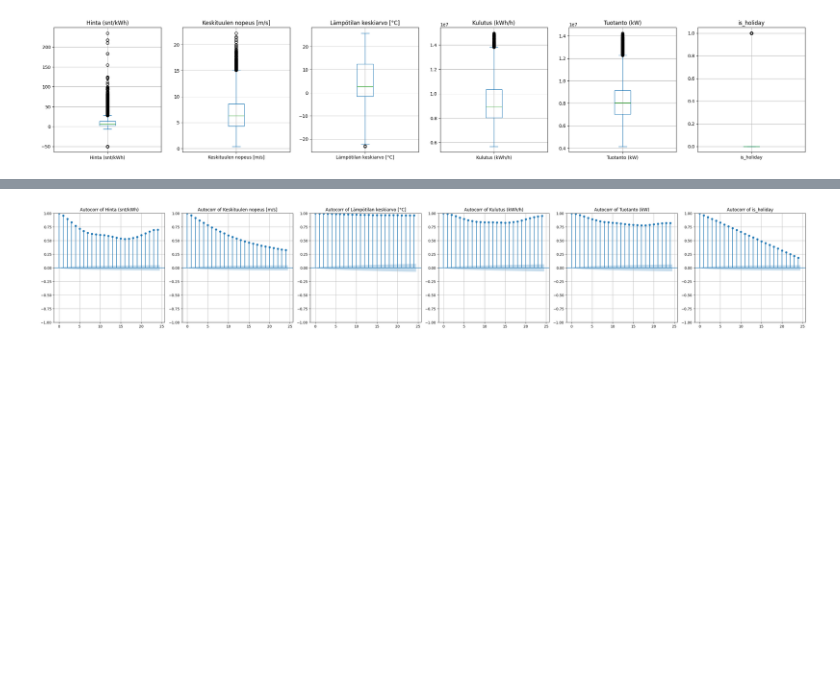
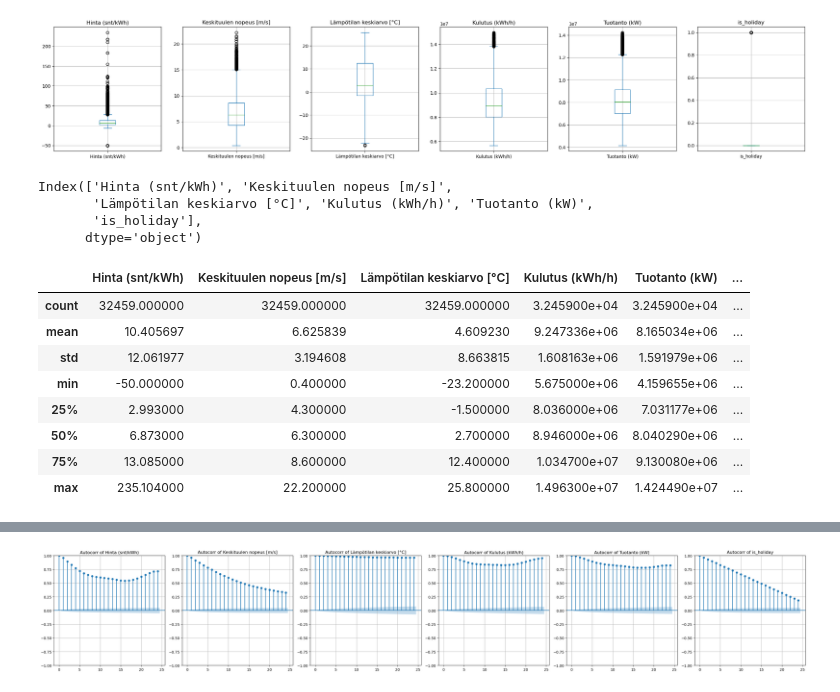
Before and after one commit to pirstov/Intro_to_DS_project, a Jupyter notebook: notebook.ipynb, the cells around one changed output, grey strips where cells are left out. Cells and saved outputs as stored; diff of their text form; code cells hidden in the pictures; blank space fills up the shorter version.

```diff
--- a/notebook.ipynb
+++ b/notebook.ipynb
@@ -289,3 +289,22 @@ for i in range(N_COLS):
 # What if all rows where price is outside of [-10,125] are pruned?
 # %% [output]
 [figure]
+# %%
+df.columns
+# %% [output]
+Index(['Hinta (snt/kWh)', 'Keskituulen nopeus [m/s]',
+       'Lämpötilan keskiarvo [°C]', 'Kulutus (kWh/h)', 'Tuotanto (kW)',
+       'is_holiday'],
+      dtype='object')
+# %%
+df.describe()
+# %% [output]
+|  | Hinta (snt/kWh) | Keskituulen nopeus [m/s] | Lämpötilan keskiarvo [°C] | Kulutus (kWh/h) | Tuotanto (kW) | ... |
+| count | 32459.000000 | 32459.000000 | 32459.000000 | 3.245900e+04 | 3.245900e+04 | ... |
+| mean | 10.405697 | 6.625839 | 4.609230 | 9.247336e+06 | 8.165034e+06 | ... |
+| std | 12.061977 | 3.194608 | 8.663815 | 1.608163e+06 | 1.591979e+06 | ... |
+| min | -50.000000 | 0.400000 | -23.200000 | 5.675000e+06 | 4.159655e+06 | ... |
+| 25% | 2.993000 | 4.300000 | -1.500000 | 8.036000e+06 | 7.031177e+06 | ... |
+| 50% | 6.873000 | 6.300000 | 2.700000 | 8.946000e+06 | 8.040290e+06 | ... |
+| 75% | 13.085000 | 8.600000 | 12.400000 | 1.034700e+07 | 9.130080e+06 | ... |
+| max | 235.104000 | 22.200000 | 25.800000 | 1.496300e+07 | 1.424490e+07 | ... |
```
Also changed, not shown: parts of 7 cells of this notebook, 2 other files.
